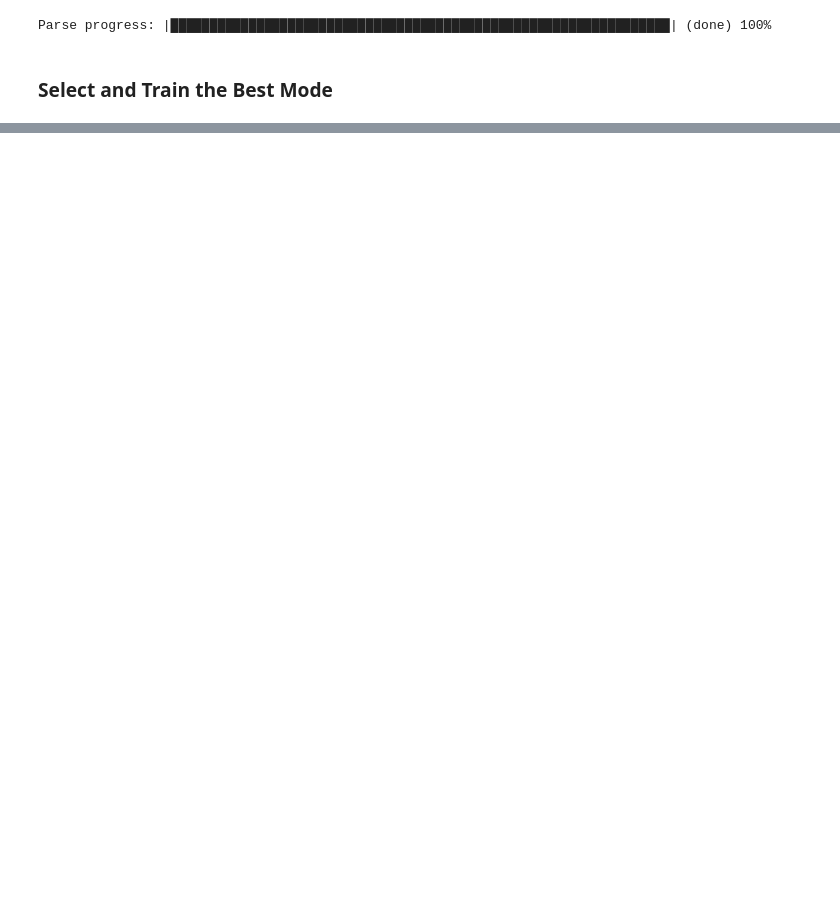
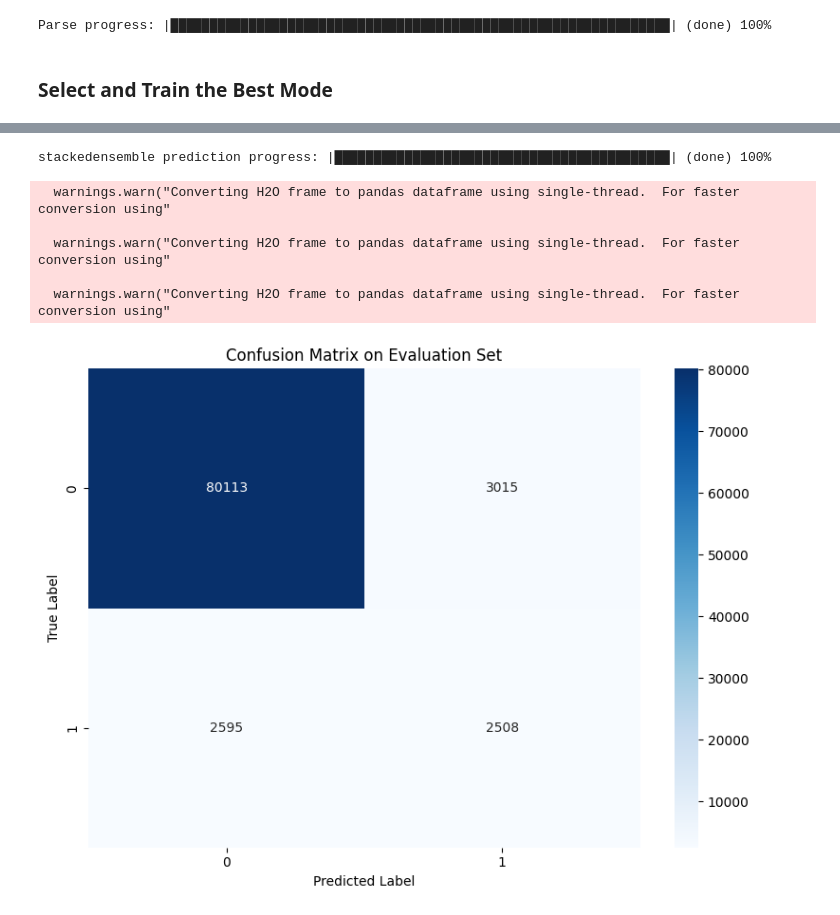
Before and after one commit to MaxChiu1122/ML-Project-with-Cathay-Life, a Jupyter notebook: notebooks/03_model_training_and_evaluation.ipynb, the cells around one changed output, grey strips where cells are left out. Drawn from its saved outputs; the diff is of its cells as text; code cells hidden in the pictures; blank space fills up the shorter version.

```diff
--- a/notebooks/03_model_training_and_evaluation.ipynb
+++ b/notebooks/03_model_training_and_evaluation.ipynb
@@ -245,0 +220,33 @@ Passing `palette` without assigning `hue` is deprecated and will be removed in v
+# %%
+preds = best_model.predict(test)
+eval_labels = test['HadHeartAttack'].as_data_frame()['HadHeartAttack']
+
+# Convert predictions to pandas DataFrame for easier handling
+preds = preds.as_data_frame()['predict']  # Assuming 'predict' column in the H2O frame
+eval_labels = test['HadHeartAttack'].as_data_frame()['HadHeartAttack']  # Actual labels from the test set
+
+# Compute the confusion matrix
+cm = confusion_matrix(eval_labels, preds)
+
+# Plot the confusion matrix using Seaborn heatmap
+plt.figure(figsize=(8, 6))
+sns.heatmap(cm, annot=True, fmt="d", cmap="Blues",
+            xticklabels=np.unique(eval_labels),
+            yticklabels=np.unique(eval_labels))
+
+# Adding labels and title
+plt.xlabel("Predicted Label")
+plt.ylabel("True Label")
+plt.title("Confusion Matrix on Evaluation Set")
+
+# Adjust layout and show the plot
+plt.tight_layout()
+plt.show()
+# %% [output]
+stackedensemble prediction progress: |███████████████████████████████████████████| (done) 100%
+  warnings.warn("Converting H2O frame to pandas dataframe using single-thread.  For faster conversion using"
+
+  warnings.warn("Converting H2O frame to pandas dataframe using single-thread.  For faster conversion using"
+
+  warnings.warn("Converting H2O frame to pandas dataframe using single-thread.  For faster conversion using"
+[figure, added]
```
Also changed, not shown: parts of 9 cells of this notebook, 4 other files.
